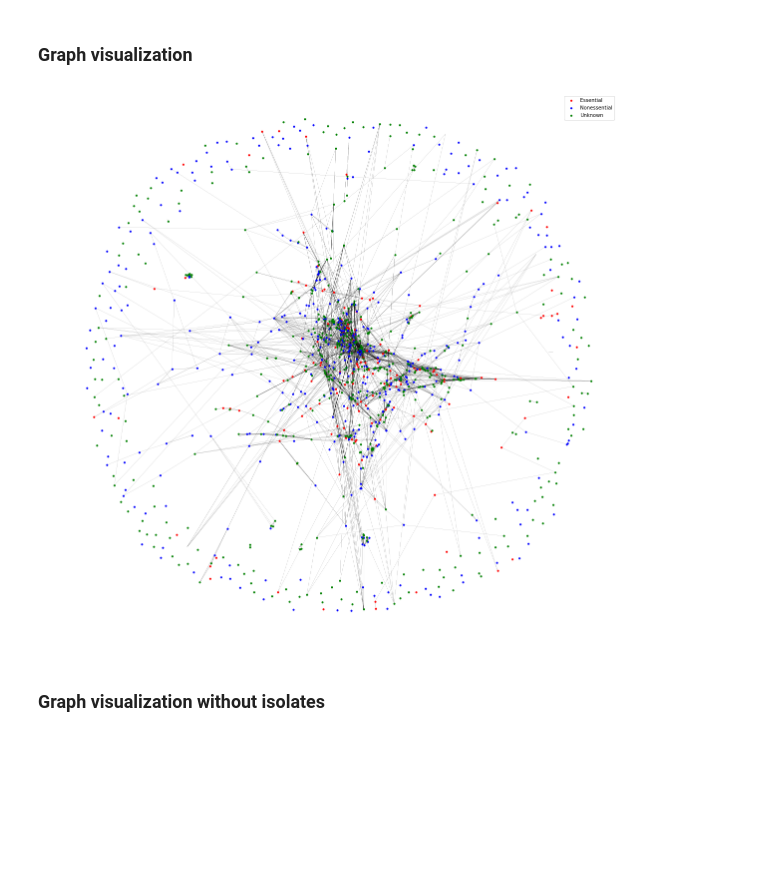
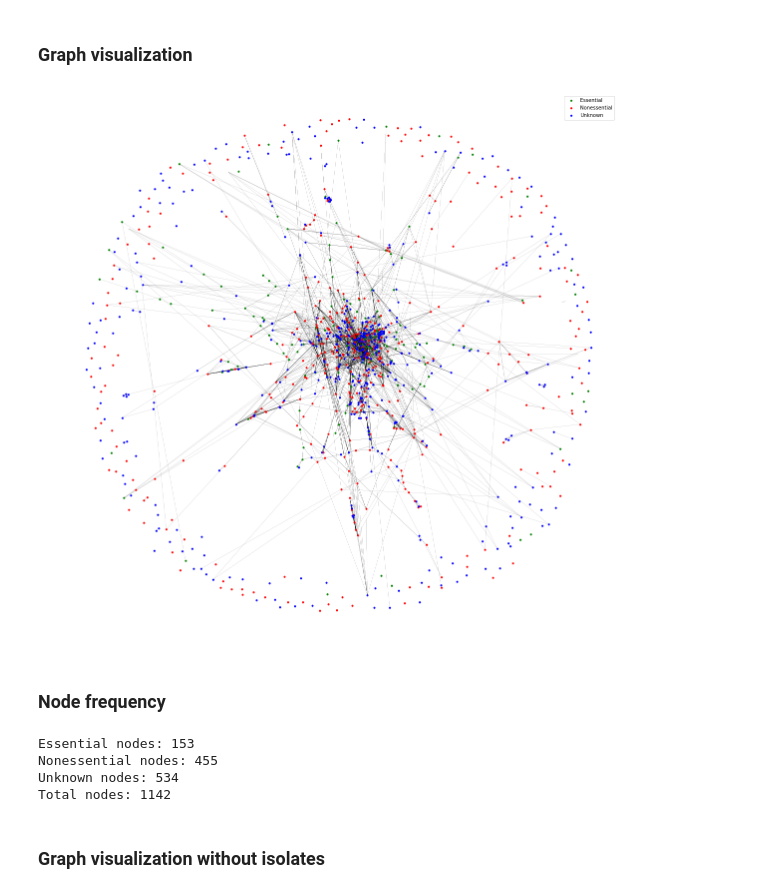
Before and after one commit to heriosousa/Projeto-Essencial, a Jupyter notebook: DataVisualization.ipynb, the cells around one changed output. Saved outputs shown, nothing was run; the diff lists cells and outputs as text; code cells hidden in the pictures; blank space fills up the shorter version.

```diff
--- a/DataVisualization.ipynb
+++ b/DataVisualization.ipynb
@@ -164,12 +176,12 @@ Building graphs.
 # %% [markdown]
 ### Building a gene dataset from the Database of Essential Genes (DEG)
 # %%
-md1 = pd.read_table('data/degannotation-np.dat', names=['DEG_AC', 'Gene_Name', 'Gene_Ref', 'COG', 'Class', 'Function', 'Organism',
-                                                   'Refseq', 'Condition'])
+md1 = pd.read_table('data/degannotation-np.dat', names=['DEG_AC', 'Gene_Name', 'Gene_Ref', 'COG', 'Class', 'Function',
+                                                        'Organism', 'Refseq', 'Condition'])
 md1.drop(0, inplace=True)
 md1['Essential'] = 2
-md2 = pd.read_table('data/degannotation-p.dat', names=['DEG_AC', 'Gene_Name', 'Gene_Ref', 'COG', 'Class', 'Function', 'Organism',
-                                                  'Refseq', 'Condition'])
+md2 = pd.read_table('data/degannotation-p.dat', names=['DEG_AC', 'Gene_Name', 'Gene_Ref', 'COG', 'Class', 'Function',
+                                                       'Organism', 'Refseq', 'Condition'])
 md2.drop(0, inplace=True)
 md2['Essential'] = 1
 mge_data = pd.concat([md1, md2])
@@ -305,12 +329,12 @@ Building graphs.
 # %% [markdown]
 ### Building a gene dataset from the Database of Essential Genes (DEG)
 # %%
-md1 = pd.read_table('data/degannotation-np.dat', names=['DEG_AC', 'Gene_Name', 'Gene_Ref', 'COG', 'Class', 'Function', 'Organism',
-                                                   'Refseq', 'Condition'])
+md1 = pd.read_table('data/degannotation-np.dat', names=['DEG_AC', 'Gene_Name', 'Gene_Ref', 'COG', 'Class', 'Function',
+                                                        'Organism', 'Refseq', 'Condition'])
 md1.drop(0, inplace=True)
 md1['Essential'] = 2
-md2 = pd.read_table('data/degannotation-p.dat', names=['DEG_AC', 'Gene_Name', 'Gene_Ref', 'COG', 'Class', 'Function', 'Organism',
-                                                  'Refseq', 'Condition'])
+md2 = pd.read_table('data/degannotation-p.dat', names=['DEG_AC', 'Gene_Name', 'Gene_Ref', 'COG', 'Class', 'Function',
+                                                       'Organism', 'Refseq', 'Condition'])
 md2.drop(0, inplace=True)
 md2['Essential'] = 1
 pae_data = pd.concat([md1, md2])
@@ -382,16 +406,28 @@ for i in range(len(pae_nodes)):
 # %%
 pos = nx.spring_layout(pae.grafo)
 plt.figure(figsize=(20, 20))
-nx.draw_networkx_nodes(pae.grafo, pos, nodelist=essential, node_color='r', node_size=10, alpha=1.0, label='Essential')
-nx.draw_networkx_nodes(pae.grafo, pos, nodelist=nonessential, node_color='b', node_size=10, alpha=1.0, label='Nonessential')
-nx.draw_networkx_nodes(pae.grafo, pos, nodelist=unknown, node_color='g', node_size=10, alpha=1.0, label='Unknown')
+nx.draw_networkx_nodes(pae.grafo, pos, nodelist=essential, node_color='g', node_size=10, alpha=1.0, label='Essential')
+nx.draw_networkx_nodes(pae.grafo, pos, nodelist=nonessential, node_color='r', node_size=10, alpha=1.0, label='Nonessential')
+nx.draw_networkx_nodes(pae.grafo, pos, nodelist=unknown, node_color='b', node_size=10, alpha=1.0, label='Unknown')
 nx.draw_networkx_edges(pae.grafo, pos, width=0.1, alpha=1.0, arrows=False)
 plt.axis('off')
 plt.legend(['Essential', 'Nonessential', 'Unknown'])
-plt.savefig('PaeruginosaMN.png')
+#plt.savefig('PaeruginosaMN.png')
 plt.show()
 # %% [output]
-[figure, old version]
+[figure, new version]
+# %% [markdown]
+### Node frequency
+# %%
+print('Essential nodes:', len(essential))
+print('Nonessential nodes:', len(nonessential))
+print('Unknown nodes:', len(unknown))
+print('Total nodes:', len(essential + nonessential + unknown))
+# %% [output]
+Essential nodes: 153
+Nonessential nodes: 455
+Unknown nodes: 534
+Total nodes: 1142
 # %% [markdown]
 ### Graph visualization without isolates
 # %%
```
Also changed, not shown: parts of 22 cells of this notebook, 1 other file.
